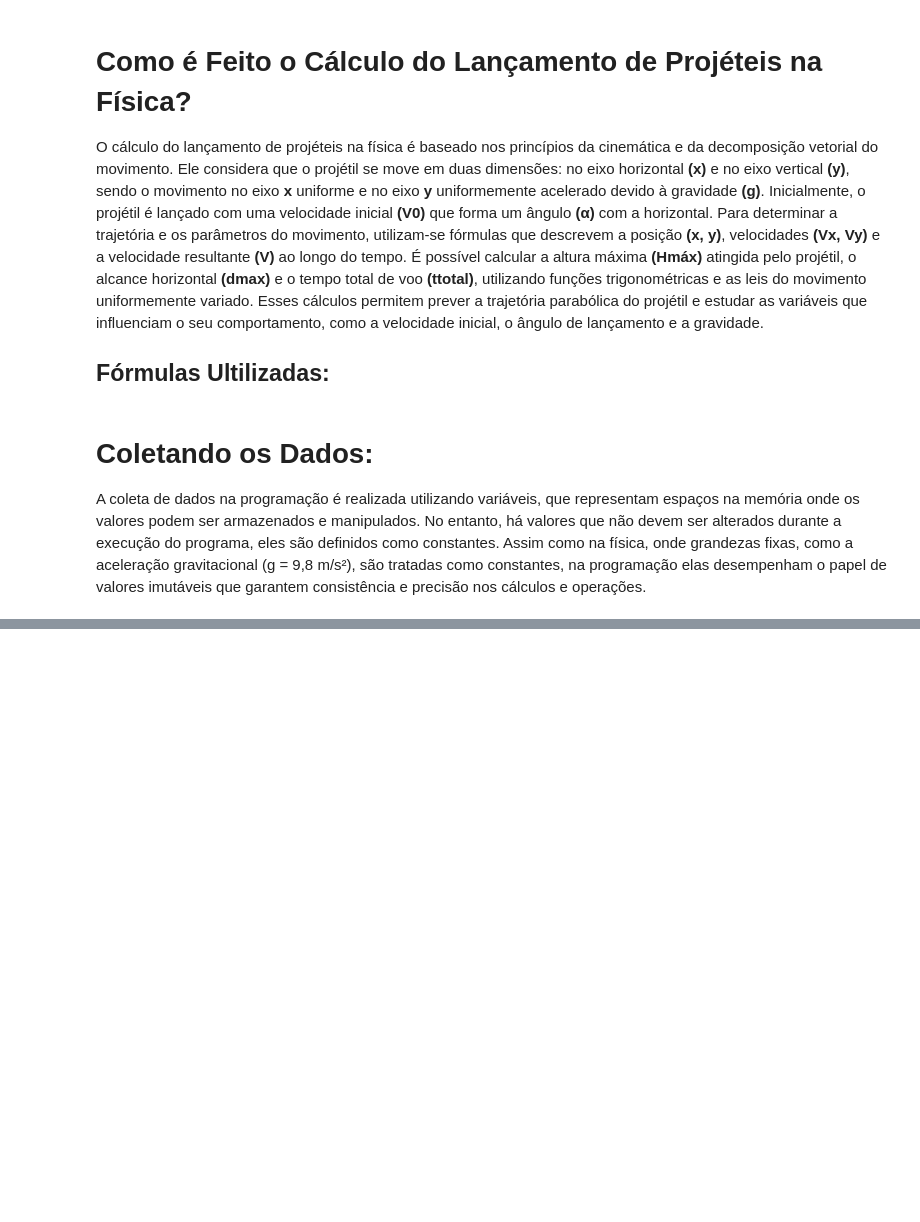
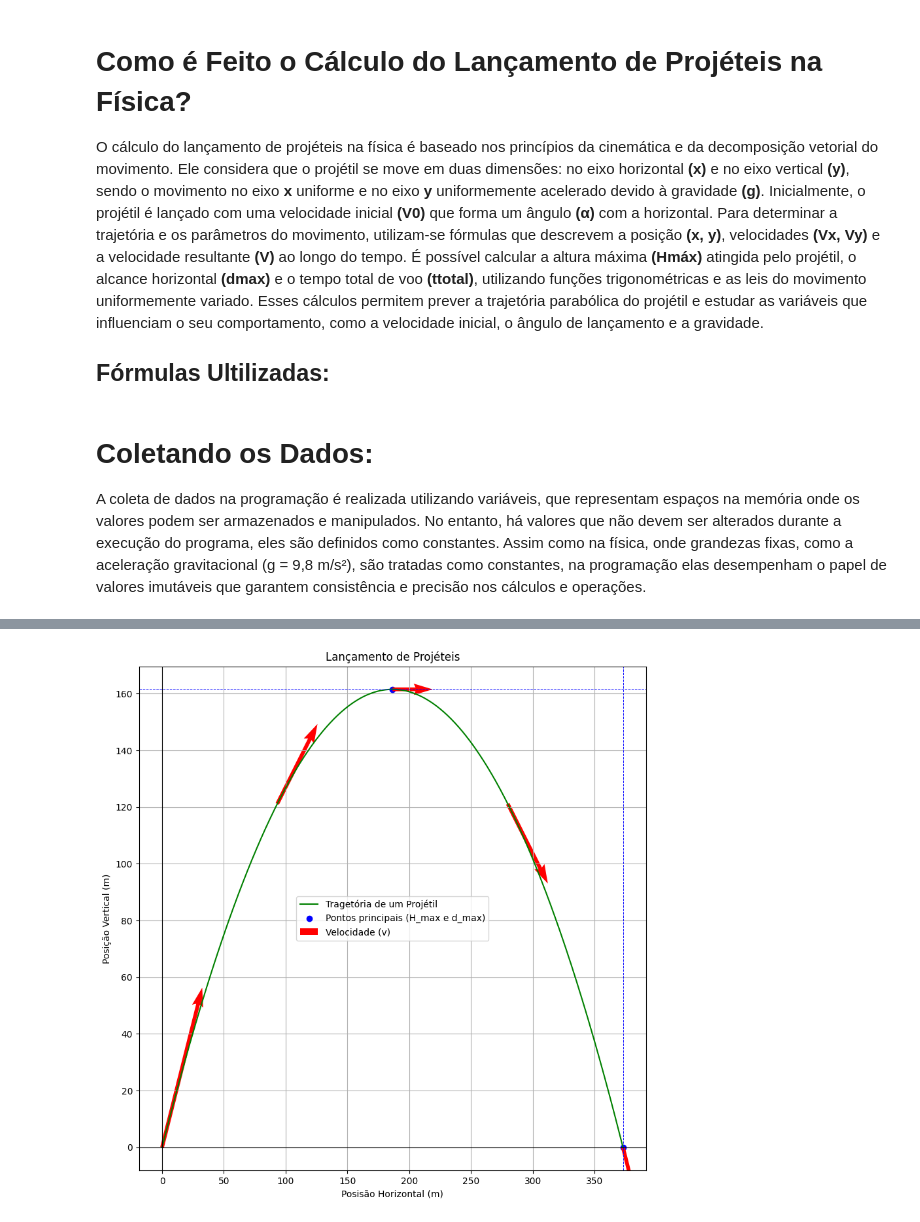
Before and after one commit to JaoVicy/lancamento_projetil_python, a Jupyter notebook: lan-amento-de-proj-teis-v2.ipynb, the cells around one changed output, grey strips where cells are left out. Saved outputs shown, nothing was run; the diff lists cells and outputs as text; code cells hidden in the pictures; blank space fills up the shorter version.

```diff
--- a/lan-amento-de-proj-teis-v2.ipynb
+++ b/lan-amento-de-proj-teis-v2.ipynb
@@ -70,9 +70,9 @@ def angulo_velocidade(V0, alpha, t):
 A coleta de dados na programação é realizada utilizando variáveis, que representam espaços na memória onde os valores podem ser armazenados e manipulados. No entanto, há valores que não devem ser alterados durante a execução do programa, eles são definidos como constantes. Assim como na física, onde grandezas fixas, como a aceleração gravitacional (g = 9,8 m/s²), são tratadas como constantes, na programação elas desempenham o papel de valores imutáveis que garantem consistência e precisão nos cálculos e operações.
 # %%
 try:
-    V0 = float(input("Digite V0:").strip())
-    alpha = float(input("Digite Alpha:").strip())
-    t = float(input("Digite o Tempo de Observação:").strip())
+    V0 = 65
+    alpha = 60
+    t = 100
 
 except ValueError:
     print("Digite um número válido: :(")
@@ -82,0 +116,32 @@ ALPHA_RAD = np.radians(alpha)
+# %%
+plt.figure(figsize = (10, 10))
+plt.plot(x_values, y_values, label = "Tragetória de um Projétil", color = "green")
+
+# Marcações de H_max e d_max:
+plt.scatter([d_maxima / 2, d_maxima], [h_maxima, 0], color="blue", label="Pontos principais (H_max e d_max)")
+plt.axhline(h_maxima, color = "blue", linestyle = "--", linewidth = 0.7)
+plt.axvline(d_maxima, color = "blue", linestyle = "--", linewidth = 0.7)
+
+# Vetores de Velocidade:
+for i in range(len(pontos_tempo)):
+    if i == 0:  # Coloca a legenda apenas no primeiro vetor de velocidade
+        label = "Velocidade (v)"
+    else:
+        label = ""  # Não coloca legenda nos outros vetores de velocidade
+
+    plt.quiver(
+        pontos_x[i], pontos_y[i], velocidades_vx[i], velocidades_vy[i],
+        angles="xy", scale_units="xy", scale=1, color="red", label=label
+    )
+
+plt.title("Lançamento de Projéteis")
+plt.xlabel("Posisão Horizontal (m)")
+plt.ylabel("Posição Vertical (m)")
+plt.axhline(0, color = "black", linewidth = 0.8)
+plt.axvline(0, color = "black", linewidth = 0.8)
+plt.legend()
+plt.grid()
+
+plt.show()
+# %% [output]
+[figure, added]
```
Also changed, not shown: parts of 6 cells of this notebook.
